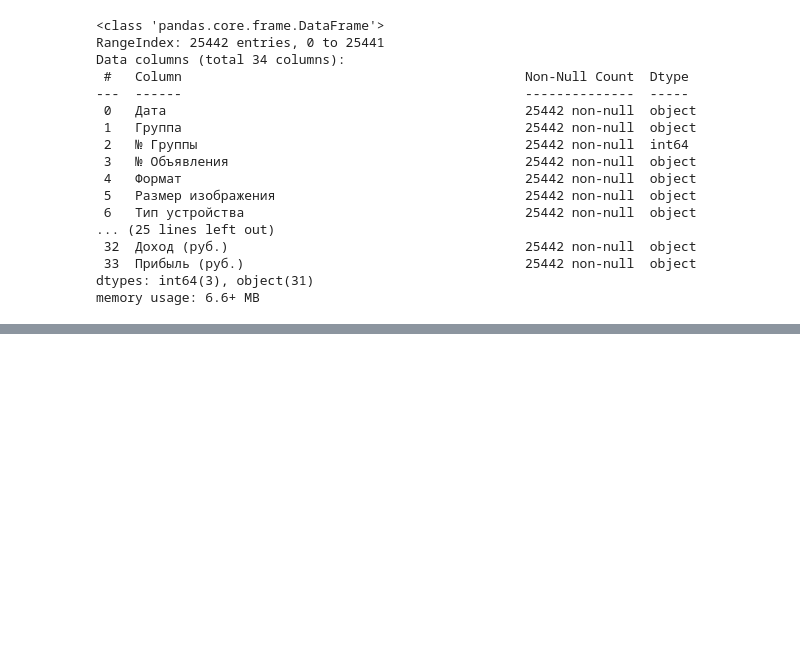
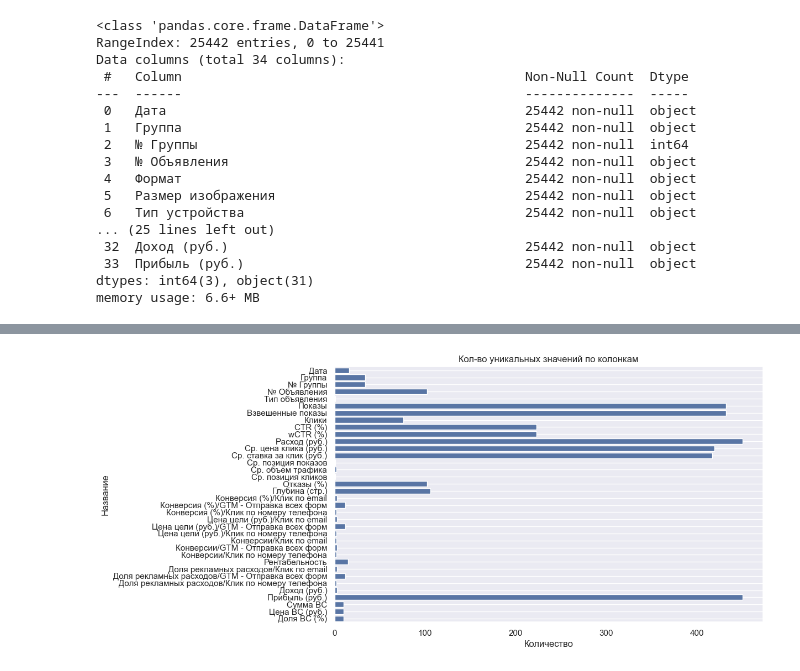
Before and after one commit to neZorinEgor/AdsAnalyzer, a Jupyter notebook: analys/main.ipynb, the cells around one changed output, grey strips where cells are left out. Cells and saved outputs as stored; diff of their text form; code cells hidden in the pictures; blank space fills up the shorter version.

Commit message:
feat: start feedback analys

```diff
--- a/analys/main.ipynb
+++ b/analys/main.ipynb
@@ -201,0 +240,7 @@ sns.heatmap(pd.get_dummies(yan_df.drop(columns=["Дата"])).corr())
+# %%
+feedback_df = pd.read_csv("data/data_01.csv", sep=";", header=3)
+feedback_df.replace({',': '.'}, regex=True, inplace=True)
+feedback_df.replace({'-': -1}, regex=False, inplace=True)
+feedback_df["Дата"] = pd.to_datetime(feedback_df["Дата"], format="%d.%m.%Y")
+feedback_df["№ Группы"] = feedback_df["№ Группы"].astype("string")
+feedback_df.head()
@@ -201,0 +277,11 @@ sns.heatmap(pd.get_dummies(yan_df.drop(columns=["Дата"])).corr())
+# %%
+# Числовые данные криво экспортируются из командера
+for c in feedback_df.drop(columns=["Дата"]).columns:
+    try:
+        if c in ["№ Группы"]:
+            continue
+        isinstance(float(feedback_df[c][0]), float)
+        feedback_df[c] = feedback_df[c].astype("float64")
+    except ValueError:
+        continue
+feedback_df.info()
@@ -201,0 +306,17 @@ sns.heatmap(pd.get_dummies(yan_df.drop(columns=["Дата"])).corr())
+# %%
+uniq_val_info = {}
+for c in feedback_df.columns:
+    uniq_val_info[c] = feedback_df[c].nunique()
+plt.figure(figsize=(10, 6))
+sns.barplot(
+    y=uniq_val_info.keys(),
+    x=uniq_val_info.values(),
+    orient="h"
+)
+plt.grid()
+plt.title("Кол-во уникальных значений по колонкам")
+plt.ylabel("Название")
+plt.xlabel("Количество")
+plt.show()
+# %% [output]
+[figure, added]
```
Also changed, not shown: parts of 14 cells of this notebook.
